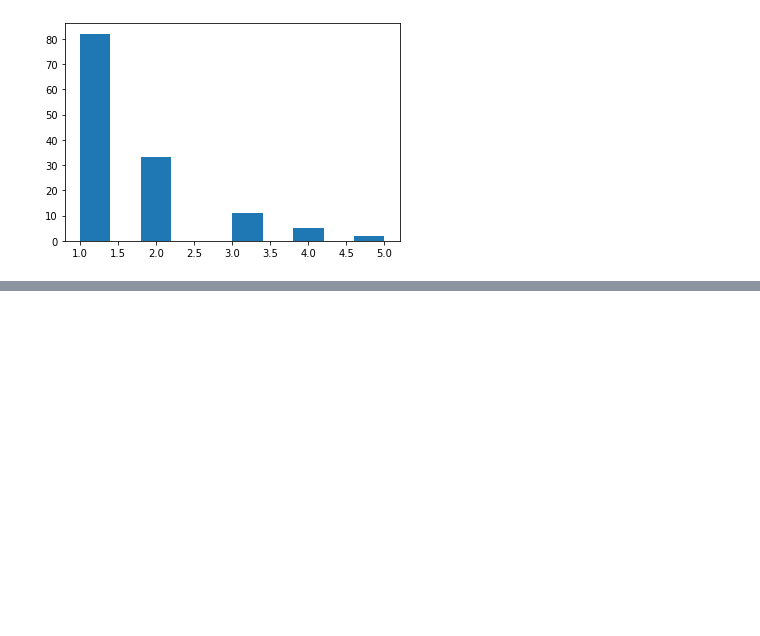
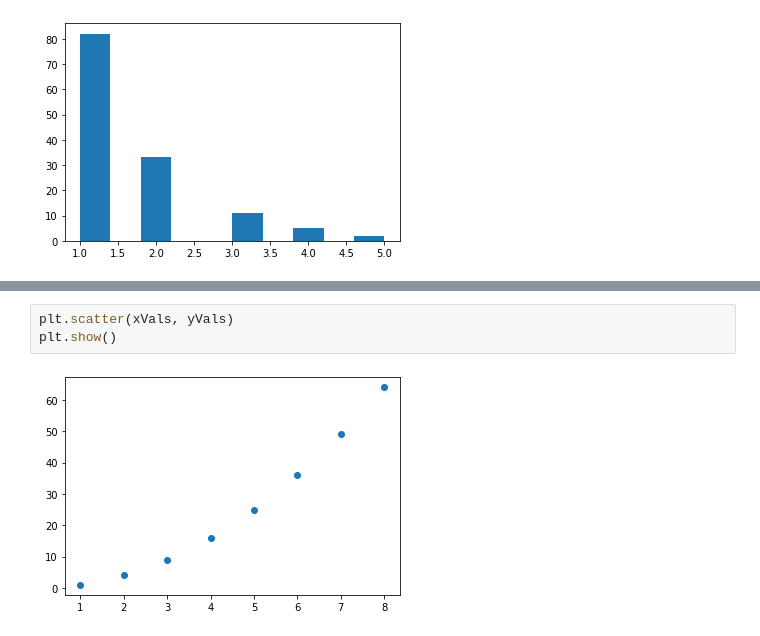
Before and after one commit to magicicada/cs1px, a Jupyter notebook: cycle_4_data_structure_and_plotting/cycle_4_lecture_notes.ipynb, the cells around one changed output, grey strips where cells are left out. Saved outputs shown, nothing was run; the diff lists cells and outputs as text; blank space fills up the shorter version.

```diff
--- a/cycle_4_data_structure_and_plotting/cycle_4_lecture_notes.ipynb
+++ b/cycle_4_data_structure_and_plotting/cycle_4_lecture_notes.ipynb
@@ -183,0 +206,5 @@ Homework:
+# %%
+plt.scatter(xVals, yVals)
+plt.show()
+# %% [output]
+[figure, added]
```
Also changed, not shown: parts of 12 cells of this notebook.
